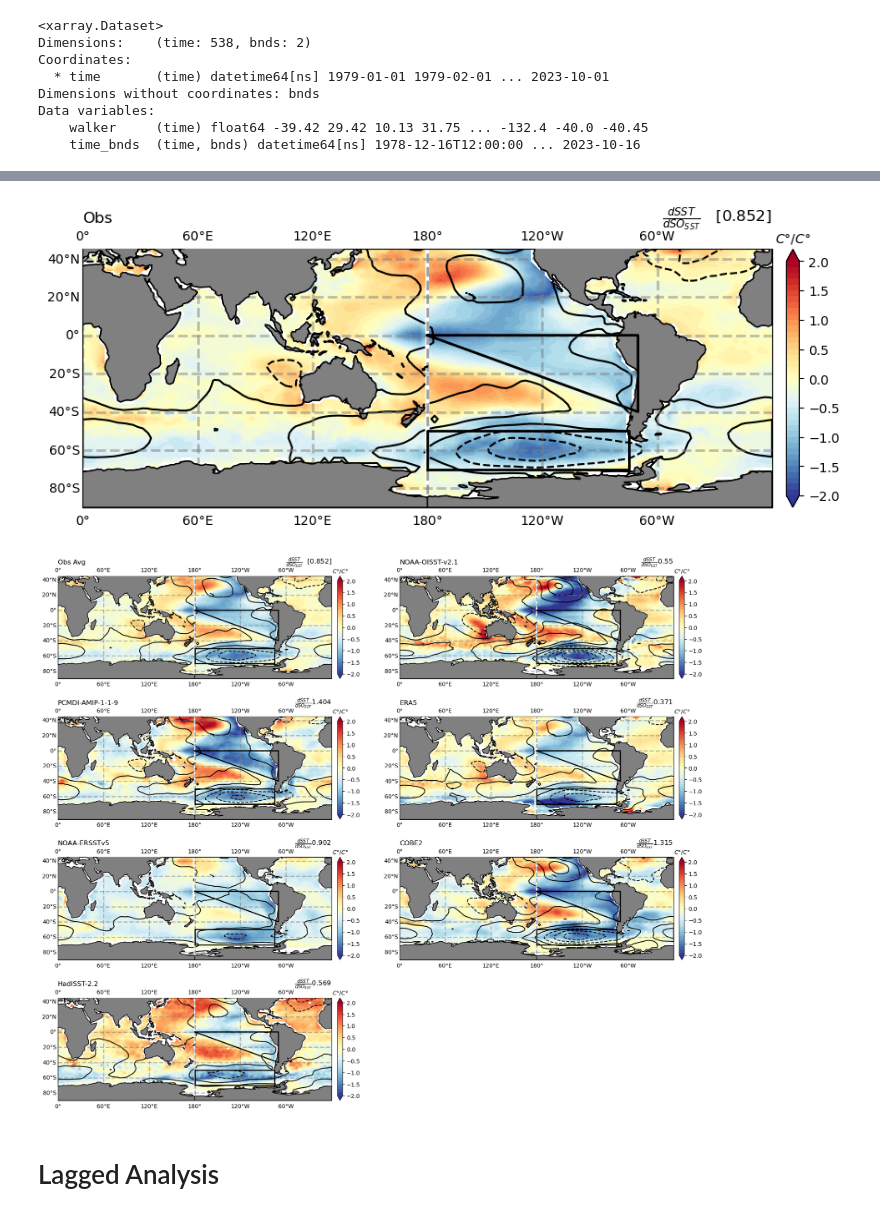
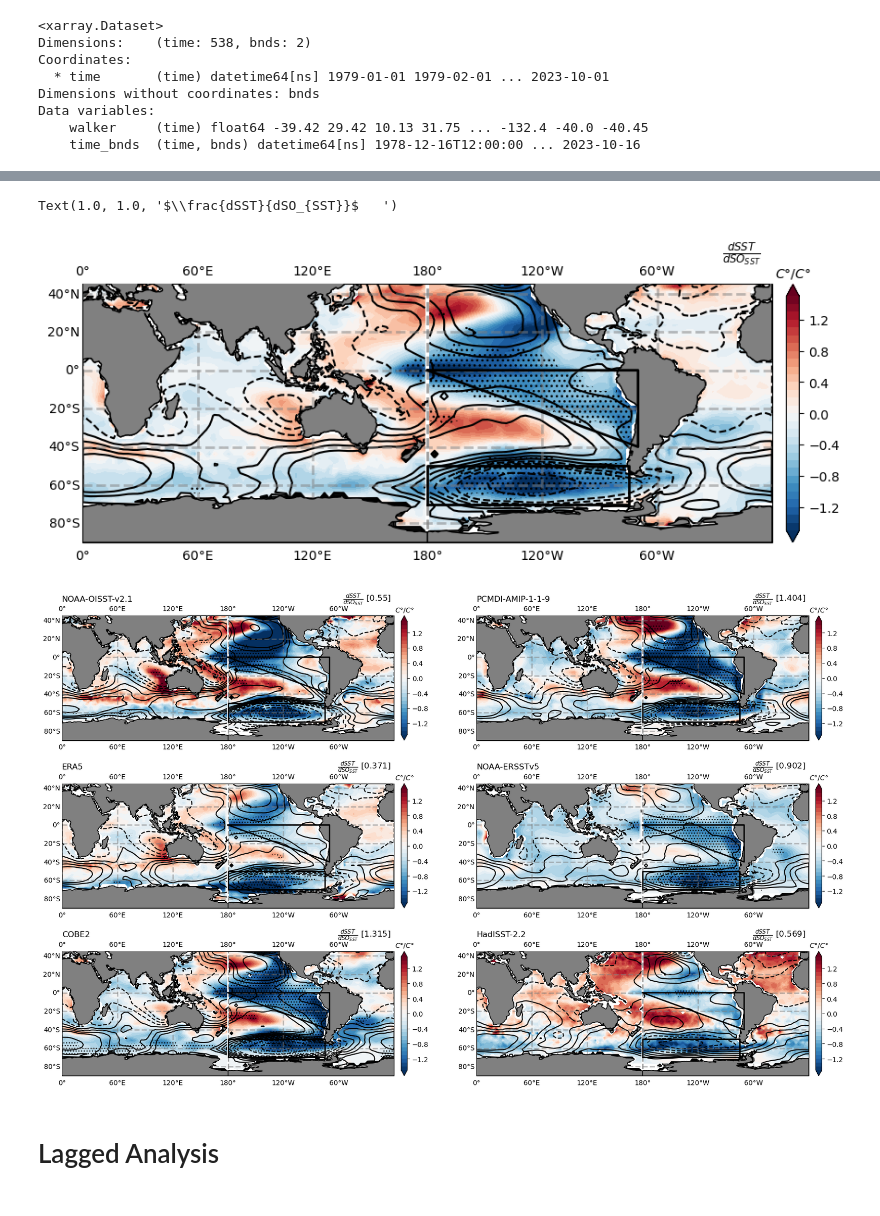
Before and after one commit to zacespinosa/SO-EP-teleconnection, a Jupyter notebook: SO-EPT-Obs.ipynb, the cells around one changed output, grey strips where cells are left out. Saved outputs shown, nothing was run; the diff lists cells and outputs as text; code cells hidden in the pictures.

```diff
--- a/SO-EPT-Obs.ipynb
+++ b/SO-EPT-Obs.ipynb
@@ -258,9 +260,9 @@ def get_region_reg(cmip_region_ssts, cmip_regressor, window: float = 12*5):
     reg_sst = xscore.linslope(ts_region_ssts, ts_cmip_reg, dim="time", skipna=True)
 
     pvalues_sst = xscore.pearson_r_eff_p_value(ts_region_ssts, ts_cmip_reg, dim="time", skipna=True)
-    pvalues_models = (pvalues_sst < .05).sum(dim="model") < ts_region_ssts.model.size/2 # This evaluates to 1 if more than half modes are sig
+    # pvalues_models = (pvalues_sst < .05).sum(dim="model") < ts_region_ssts.model.size/2 # This evaluates to 1 if more than half modes are sig
 
-    return reg_sst, pvalues_models
+    return reg_sst, pvalues_sst
 
 def preprocess(ds, varname):
     ds = remove_land_full(ds, var=varname).rename(varname).to_dataset()
@@ -495,6 +497,7 @@ def process_obs_data(save_path: str):
     obs_regs = xr.merge([obs_psl_reg, obs_pr_reg, obs_sst_reg, obs_walker_so_reg, obs_we_so_reg])
     obs_regs.to_netcdf(os.path.join(save_path, "obs_so_regression_coeffs.nc"))
 
+    obs_sst_so_ept_reg = xr.concat(obs_sst_so_ept_reg, dim="model")
     # obs_sst_so_ept_reg.to_netcdf(os.path.join(save_path, "obs_so_ept_coupling.nc"))
 
     obs_sst_timeseries = xr.concat(obs_sst_timeseries, dim="model")
@@ -518,66 +634,70 @@ img = _global_plot(
     data=-obs_regs["reg_sst"].mean("model"),
     lat=obs_regs["reg_sst"].latitude,
     lon=obs_regs["reg_sst"].longitude,
-    levels=np.arange(-2, 2.1, .1),
-    cmap="RdYlBu_r",
+    levels=np.arange(-1.5, 1.6, .1),
+    cmap="RdBu_r",
     cbar_label=r"$Wm^{-2}/C\degree$",
+    pvalues=((obs_regs["p_sst"] < .10).sum(dim="model") < obs_regs.model.size/2),
     contours=-obs_regs["reg_psl"].mean("model").values,
 )
 
 cbar = plt.colorbar(img, ax=ax, orientation="vertical", fraction=.018, pad=0.02)
 cbar.ax.set_title(r"$C\degree/C\degree$", fontsize=10)
-ax.set_title(r"$\frac{dSST}{dSO_{SST}}$   " + f"[{np.around(avg_reg, 3)}]", loc="right", fontsize=title_fontsize*.75)
-ax.set_title("Obs", loc="left", fontsize=title_fontsize*.75)
+ax.set_title(r"$\frac{dSST}{dSO_{SST}}$   ", loc="right", fontsize=title_fontsize*.75)
 
-plt.show()
+# ax.set_title(r"$\frac{dSST}{dSO_{SST}}$   " + f"[{np.around(avg_reg, 3)}]", loc="right", fontsize=title_fontsize*.75)
 # %% [output]
+Text(1.0, 1.0, '$\\frac{dSST}{dSO_{SST}}$   ')
-[figure, old version]
+[figure, new version]
 # %%
-fig, axes = plt.subplots(4, 2, figsize=(20, 20), subplot_kw={'projection': ccrs.PlateCarree(central_longitude=180)})
+fig, axes = plt.subplots(3, 2, figsize=(20, 20), subplot_kw={'projection': ccrs.PlateCarree(central_longitude=180)})
 # cbar_ax = fig.add_axes([0.85, 0.15, 0.03, 0.7])
-fig.subplots_adjust(hspace=-0.3)
+fig.subplots_adjust(hspace=-.60)
 axis_fontsize = 12
 title_fontsize = 16
 
-for i, (ax, cmodel) in enumerate(zip(axes.flat, obs_sst_maps_reg.model)):
+for i, (ax, cmodel) in enumerate(zip(axes.flat, obs_regs["reg_sst"].model)):
     # Plot spatial map
-    if i == 0:
-        # Plot the average map
-        img = _global_plot(
-            ax,
-            data=-obs_sst_maps_reg.mean("model"),
-            lat=obs_sst_maps_reg.latitude,
-            lon=obs_sst_maps_reg.longitude,
-            levels=np.arange(-2, 2.1, .1),
-            cmap="RdYlBu_r",
-            cbar_label=r"$Wm^{-2}/C\degree$",
-            contours=-obs_psl_reg.mean("model").reg.values,
-        )
+    # if i == 0:
+    #     pass
+        # continue
+        # # Plot the average map
+        # img = _global_plot(
+        #     ax,
+        #     data=-obs_sst_maps_reg.mean("model"),
+        #     lat=obs_sst_maps_reg.latitude,
+        #     lon=obs_sst_maps_reg.longitude,
+        #     levels=np.arange(-2, 2.1, .1),
+        #     cmap="RdYlBu_r",
+        #     cbar_label=r"$Wm^{-2}/C\degree$",
+        #     contours=-obs_psl_reg.mean("model").reg.values,
+        # )
 
-        cbar = plt.colorbar(img, ax=ax, orientation="vertical", fraction=.018, pad=0.02)
-        cbar.ax.set_title(r"$C\degree/C\degree$", fontsize=10)
-        ax.set_title(r"$\frac{dSST}{dSO_{SST}}$  " + f"[{np.around(avg_reg, 3)}]", loc="right", fontsize=title_fontsize*.75)
-        ax.set_title("Obs Avg", loc="left", fontsize=title_fontsize*.75)
+        # cbar = plt.colorbar(img, ax=ax, orientation="vertical", fraction=.018, pad=0.02)
+        # cbar.ax.set_title(r"$C\degree/C\degree$", fontsize=10)
+        # ax.set_title(r"$\frac{dSST}{dSO_{SST}}$  " + f"[{np.around(avg_reg, 3)}]", loc="right", fontsize=title_fontsize*.75)
+        # ax.set_title("Obs Avg", loc="left", fontsize=title_fontsize*.75)
 
-    ax = axes.flat[i+1]
+    ax = axes.flat[i]
     img = _global_plot(
         ax,
-        data=-obs_sst_maps_reg.sel(model=cmodel),
-        lat=obs_sst_maps_reg.latitude,
-        lon=obs_sst_maps_reg.longitude,
-        levels=np.arange(-2, 2.1, .1),
-        cmap="RdYlBu_r",
+        data=-obs_regs["reg_sst"].sel(model=cmodel),
+        lat=obs_regs["reg_sst"].latitude,
+        lon=obs_regs["reg_sst"].longitude,
+        levels=np.arange(-1.5, 1.6, .1),
+        cmap="RdBu_r",
+        pvalues=obs_regs["p_sst"].sel(model=cmodel),
         cbar_label=r"$Wm^{-2}/C\degree$",
-        contours=-obs_psl_reg.sel(model=cmodel).reg.values,
+        contours=-obs_regs["reg_psl"].sel(model=cmodel).values,
     )
-    ax.set_title(r"$\frac{dSST}{dSO_{SST}}$" + f"{np.around(obs_sst_region_reg.sel(model=cmodel).sel(years=12*5).reg.values, 3)} ", loc="right", fontsize=title_fontsize*.75)
+    ax.set_title(r"$\frac{dSST}{dSO_{SST}}$" + f" [{np.around(obs_sst_so_ept_reg.sel(model=cmodel).sel(years=12*5).reg.values, 3)}]  ", loc="right", fontsize=title_fontsize*.75)
     ax.set_title(cmodel.values, loc="left", fontsize=title_fontsize*.75)
     cbar = plt.colorbar(img, ax=ax, orientation="vertical", fraction=.018, pad=0.02)
     cbar.ax.set_title(r"$C\degree/C\degree$", fontsize=10)
 
-fig.delaxes(axes.flat[-1])
+# fig.delaxes(axes.flat[-1])
 # %% [output]
-[figure, old version]
+[figure, new version]
 # %% [markdown]
 # Lagged Analysis
 # %%
```
Also changed, not shown: parts of 3 cells of this notebook, 2 other files.
